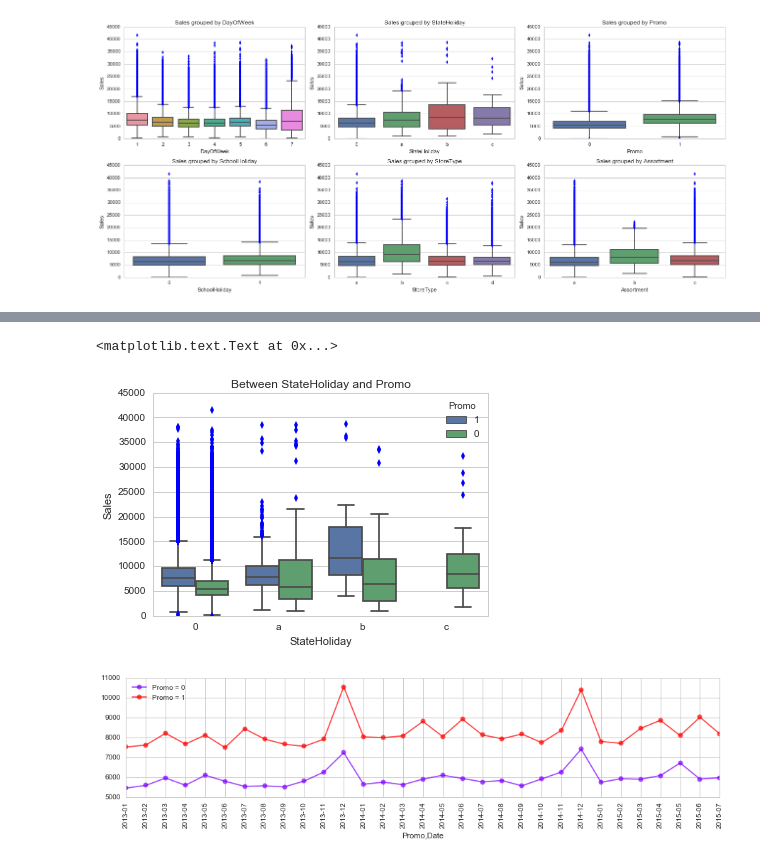
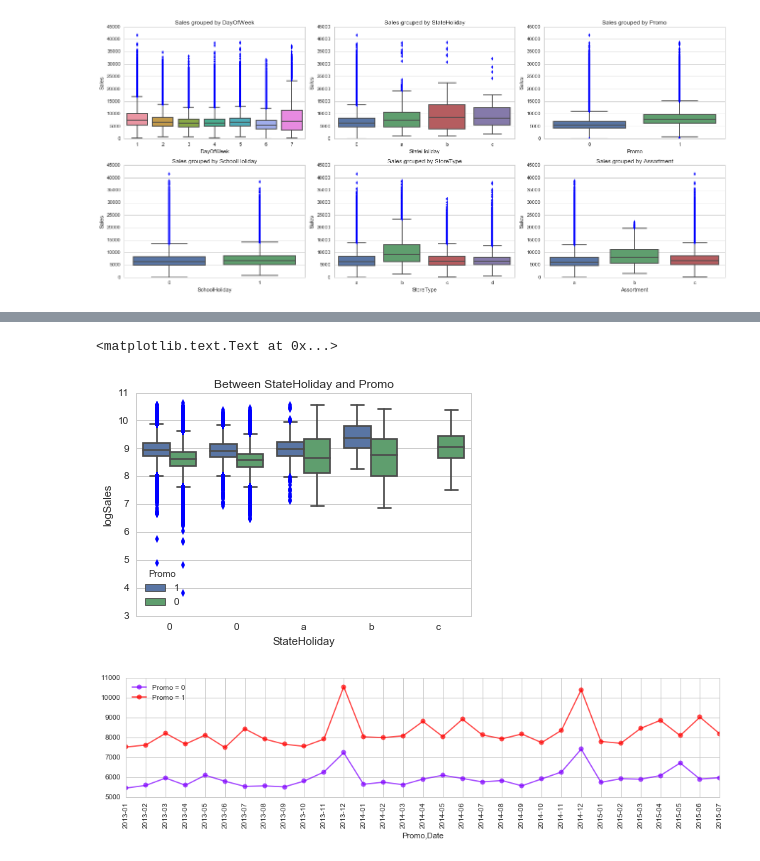
Before and after one commit to rocket-ron/kaggle, a Jupyter notebook: rossman/Exploratory_3.ipynb, the cells around one changed output, grey strips where cells are left out. Cells and saved outputs as stored; diff of their text form; code cells hidden in the pictures.

```diff
--- a/rossman/Exploratory_3.ipynb
+++ b/rossman/Exploratory_3.ipynb
@@ -241,11 +241,16 @@ train_df = train_df[train_df['Open'] == 1]
 
 # Keep only records with non-zero sales
 train_df = train_df[train_df['Sales'] > 0]
+
+# Add log sales
+train_df['logSales'] = np.log(train_df.Sales)
+train_df['log1pSales'] = np.log1p(train_df.Sales)
+train_df['log10Sales'] = np.log10(train_df.Sales)
 # %% [markdown]
 For each store, find its first opening day and merge it into store_df
 # %%
 train_by_Store_df = train_df.groupby('Store')
-storeOpenDays = train_by_Store_df['Date'].min()
+storeOpenDays = train_by_Store_df.Date.min()
 #pd.unique(storeOpenDays)
 #storeOpenDays[storeOpenDays != np.datetime64('2013-01-02')]
 
@@ -316,10 +338,10 @@ plt.show()
 # %%
-y = 'Sales'
-ax = sns.boxplot(x = 'StateHoliday', y = 'Sales', hue = 'Promo', data = train_df)
+y = 'logSales'
+ax = sns.boxplot(x = 'StateHoliday', y = y, hue = 'Promo', data = train_df)
 ax.set_title("Between StateHoliday and Promo")
 # %% [output]
 <matplotlib.text.Text at 0x...>
-[figure, old version]
+[figure, new version]
 # %%
 import matplotlib.dates as dates
 import matplotlib.dates as mdates
```
Also changed, not shown: parts of 7 cells of this notebook.
